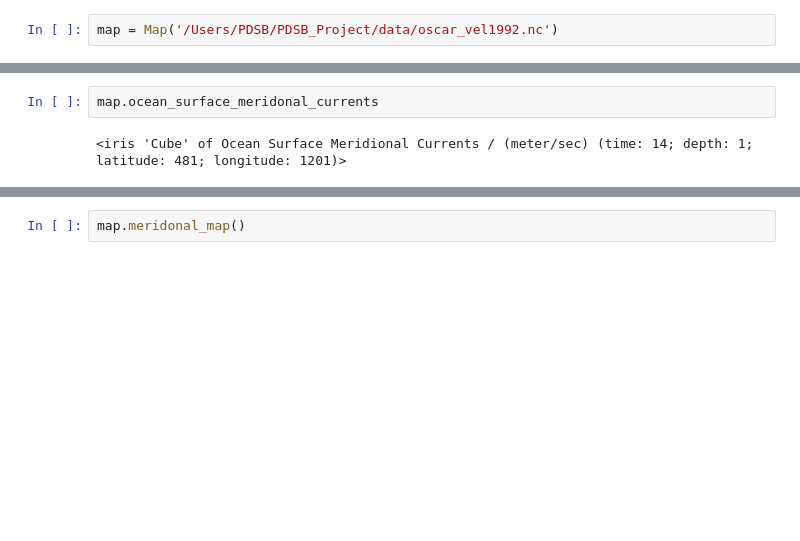
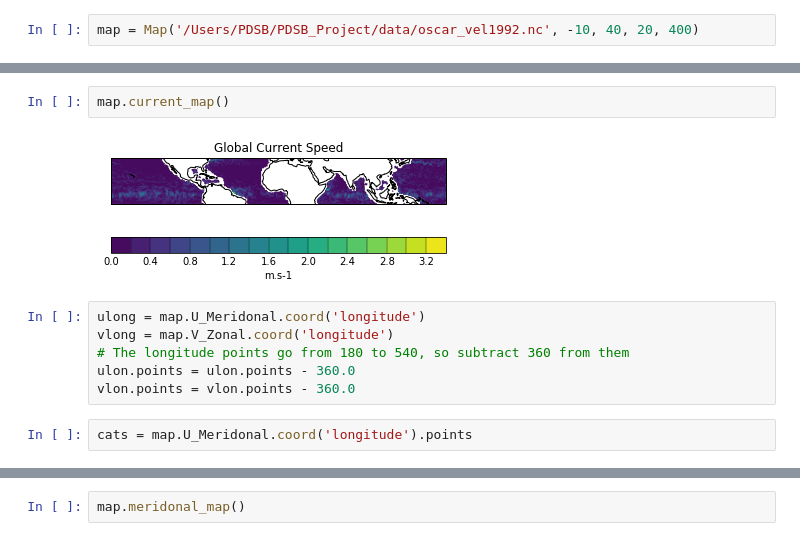
Before and after one commit to meairey/mappac, a Jupyter notebook: data/mappac.ipynb, the cells around one changed output, grey strips where cells are left out. Drawn from its saved outputs; the diff is of its cells as text; blank space fills up the shorter version.

```diff
--- a/data/mappac.ipynb
+++ b/data/mappac.ipynb
@@ -51,2 +117,2 @@ IndentationError: unexpected indent (<ipython-input-111-0ec9a406c662>, line 2)
 # %%
-map = Map('/Users/PDSB/PDSB_Project/data/oscar_vel1992.nc')
+map = Map('/Users/PDSB/PDSB_Project/data/oscar_vel1992.nc', -10, 40, 20, 400)
@@ -53,4 +144,12 @@ map = Map('/Users/PDSB/PDSB_Project/data/oscar_vel1992.nc')
 # %%
-map.ocean_surface_meridonal_currents
+map.current_map()
 # %% [output]
-<iris 'Cube' of Ocean Surface Meridional Currents / (meter/sec) (time: 14; depth: 1; latitude: 481; longitude: 1201)>
+[figure, added]
+# %%
+ulong = map.U_Meridonal.coord('longitude')
+vlong = map.V_Zonal.coord('longitude')
+# The longitude points go from 180 to 540, so subtract 360 from them
+ulon.points = ulon.points - 360.0
+vlon.points = vlon.points - 360.0
+# %%
+cats = map.U_Meridonal.coord('longitude').points
```
Also changed, not shown: parts of 10 cells of this notebook.
